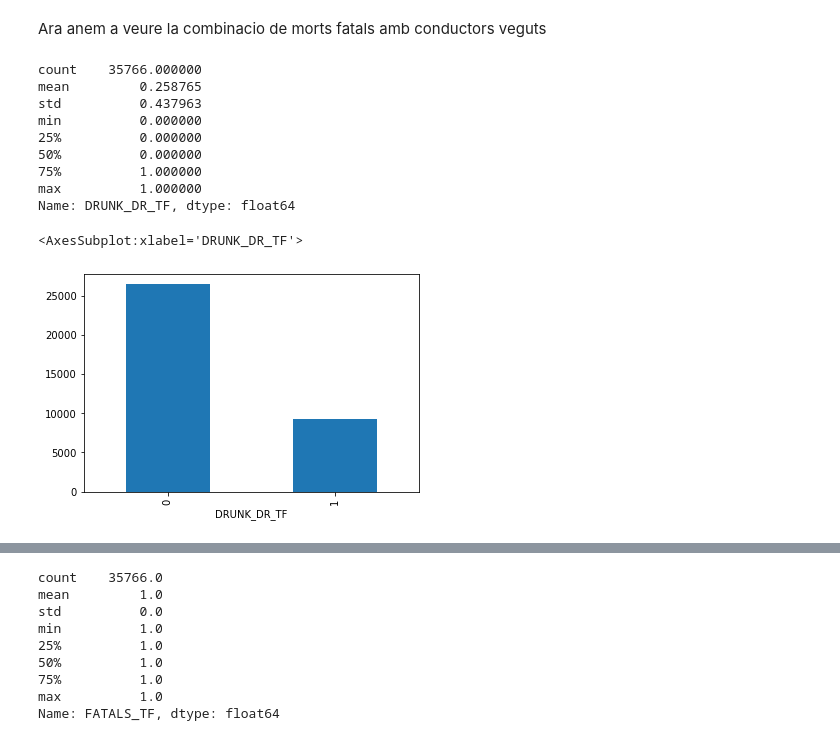
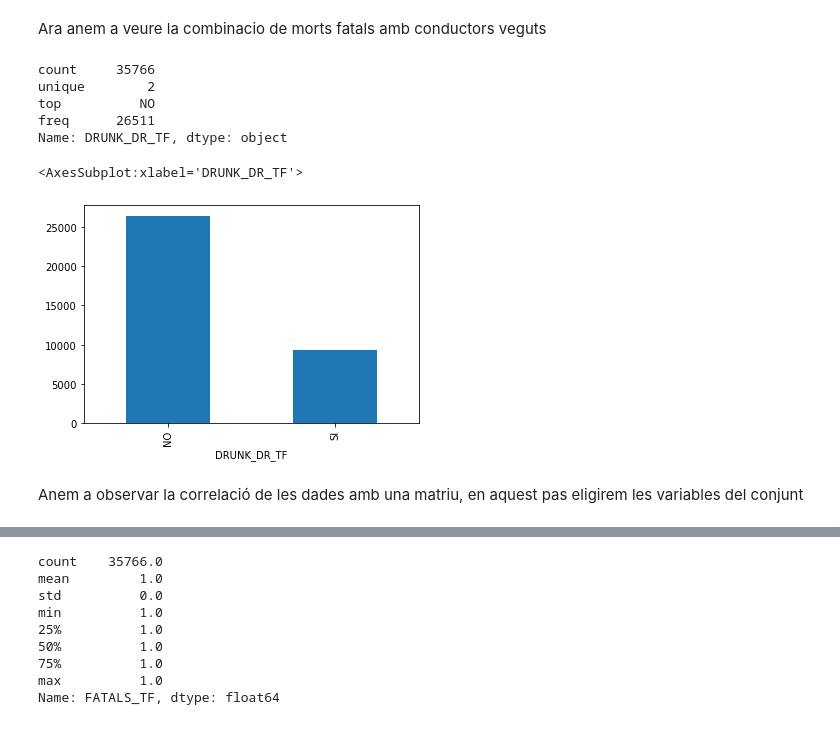
Before and after one commit to jordi2326/md-uoc-pac1, a Jupyter notebook: PAC-1.ipynb, the cells around one changed output, grey strips where cells are left out. Saved outputs shown, nothing was run; the diff lists cells and outputs as text; code cells hidden in the pictures.

```diff
--- a/PAC-1.ipynb
+++ b/PAC-1.ipynb
@@ -396,26 +404,25 @@ Ara anem a veure la combinacio de morts fatals amb conductors veguts
 # %%
 #Crearem una variable nova al dataframe per veure si eren conductos beguts o no . El valor 0 representa que no i 1 si.  UN 75 % dels accidents  no estan causats per conductors veguts  i el 25% restant si
 
-df['DRUNK_DR_TF']= 0
+df['DRUNK_DR_TF']= "NO"
 
 for i in range(len(df)):
    a =  df.iloc[i]['DRUNK_DR']
    if a > 0 :
-    df.loc[i, 'DRUNK_DR_TF'] = 1
+    df.loc[i, 'DRUNK_DR_TF'] = "SI"
 
 print(df['DRUNK_DR_TF'].describe())
 
+
 freq = df.groupby(['DRUNK_DR_TF']).size()
 freq.plot.bar()
 # %% [output]
-count    35766.000000
-mean         0.258765
-std          0.437963
-min          0.000000
-25%          0.000000
-50%          0.000000
-75%          1.000000
-max          1.000000
-Name: DRUNK_DR_TF, dtype: float64
+count     35766
+unique        2
+top          NO
+freq      26511
+Name: DRUNK_DR_TF, dtype: object
 <AxesSubplot:xlabel='DRUNK_DR_TF'>
-[figure, old version]
+[figure, new version]
+# %% [markdown]
+Anem a observar la correlació de les dades amb una matriu, en aquest pas eligirem les variables del conjunt
```
Also changed, not shown: parts of 21 cells of this notebook.
